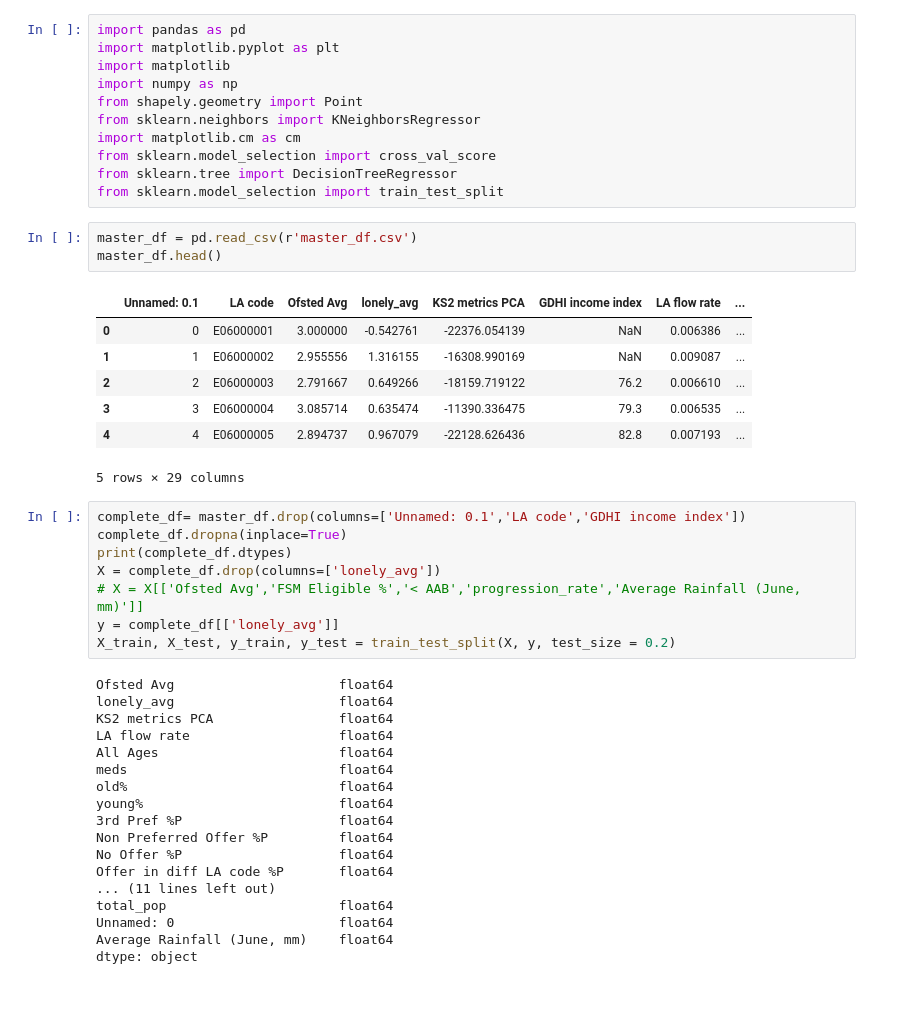
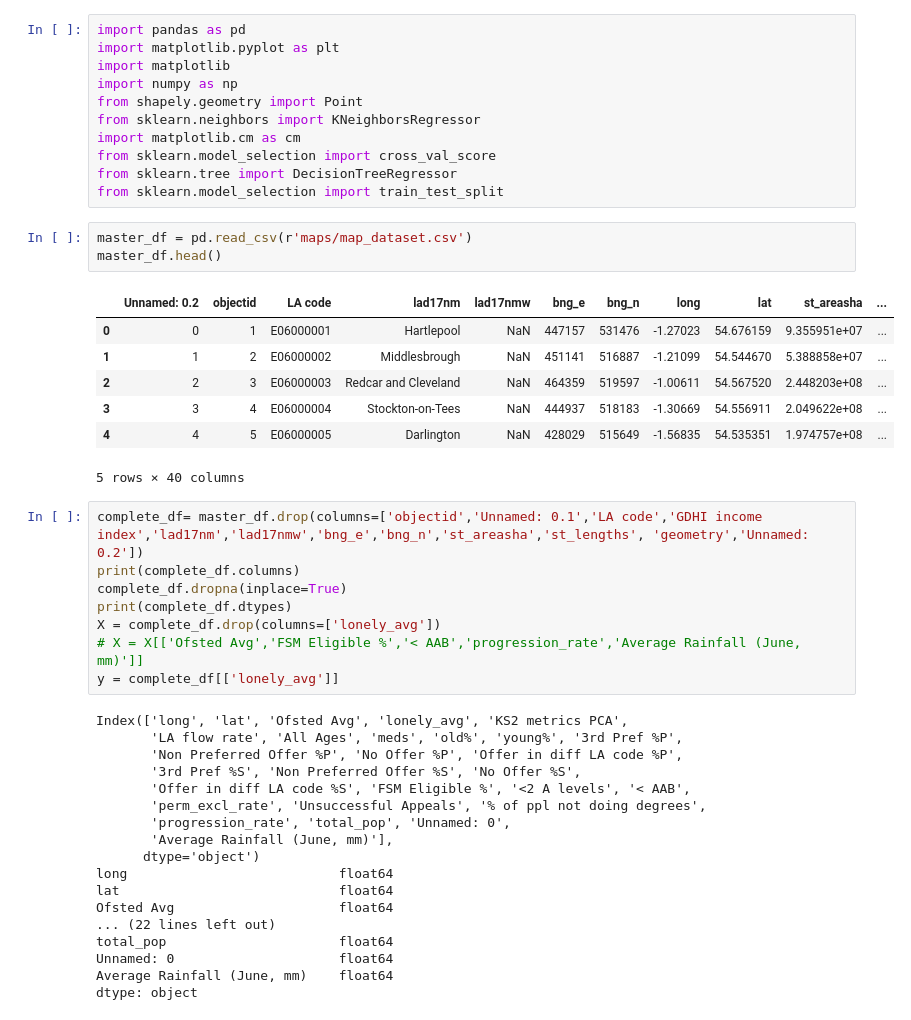
Before and after one commit to JonathanMarriott/ADS-Loneliness, a Jupyter notebook: decisiontree.ipynb, the cells around one changed output. Cells and saved outputs as stored; diff of their text form.

```diff
--- a/decisiontree.ipynb
+++ b/decisiontree.ipynb
@@ -10,38 +10,38 @@ from sklearn.model_selection import cross_val_score
 from sklearn.tree import DecisionTreeRegressor
 from sklearn.model_selection import train_test_split
 # %%
-master_df = pd.read_csv(r'master_df.csv')
+master_df = pd.read_csv(r'maps/map_dataset.csv')
 master_df.head()
 # %% [output]
-|  | Unnamed: 0.1 | LA code | Ofsted Avg | lonely_avg | KS2 metrics PCA | GDHI income index | LA flow rate | ... |
-| 0 | 0 | E06000001 | 3.000000 | -0.542761 | -22376.054139 | NaN | 0.006386 | ... |
-| 1 | 1 | E06000002 | 2.955556 | 1.316155 | -16308.990169 | NaN | 0.009087 | ... |
-| 2 | 2 | E06000003 | 2.791667 | 0.649266 | -18159.719122 | 76.2 | 0.006610 | ... |
-| 3 | 3 | E06000004 | 3.085714 | 0.635474 | -11390.336475 | 79.3 | 0.006535 | ... |
-| 4 | 4 | E06000005 | 2.894737 | 0.967079 | -22128.626436 | 82.8 | 0.007193 | ... |
+|  | Unnamed: 0.2 | objectid | LA code | lad17nm | lad17nmw | bng_e | bng_n | long | lat | st_areasha | ... |
+| 0 | 0 | 1 | E06000001 | Hartlepool | NaN | 447157 | 531476 | -1.27023 | 54.676159 | 9.355951e+07 | ... |
+| 1 | 1 | 2 | E06000002 | Middlesbrough | NaN | 451141 | 516887 | -1.21099 | 54.544670 | 5.388858e+07 | ... |
+| 2 | 2 | 3 | E06000003 | Redcar and Cleveland | NaN | 464359 | 519597 | -1.00611 | 54.567520 | 2.448203e+08 | ... |
+| 3 | 3 | 4 | E06000004 | Stockton-on-Tees | NaN | 444937 | 518183 | -1.30669 | 54.556911 | 2.049622e+08 | ... |
+| 4 | 4 | 5 | E06000005 | Darlington | NaN | 428029 | 515649 | -1.56835 | 54.535351 | 1.974757e+08 | ... |
-5 rows × 29 columns
+5 rows × 40 columns
 # %%
-complete_df= master_df.drop(columns=['Unnamed: 0.1','LA code','GDHI income index'])
+complete_df= master_df.drop(columns=['objectid','Unnamed: 0.1','LA code','GDHI income index','lad17nm','lad17nmw','bng_e','bng_n','st_areasha','st_lengths', 'geometry','Unnamed: 0.2'])
+print(complete_df.columns)
 complete_df.dropna(inplace=True)
 print(complete_df.dtypes)
 X = complete_df.drop(columns=['lonely_avg'])
 # X = X[['Ofsted Avg','FSM Eligible %','< AAB','progression_rate','Average Rainfall (June, mm)']]
 y = complete_df[['lonely_avg']]
-X_train, X_test, y_train, y_test = train_test_split(X, y, test_size = 0.2)
 # %% [output]
+Index(['long', 'lat', 'Ofsted Avg', 'lonely_avg', 'KS2 metrics PCA',
+       'LA flow rate', 'All Ages', 'meds', 'old%', 'young%', '3rd Pref %P',
+       'Non Preferred Offer %P', 'No Offer %P', 'Offer in diff LA code %P',
+       '3rd Pref %S', 'Non Preferred Offer %S', 'No Offer %S',
+       'Offer in diff LA code %S', 'FSM Eligible %', '<2 A levels', '< AAB',
+       'perm_excl_rate', 'Unsuccessful Appeals', '% of ppl not doing degrees',
+       'progression_rate', 'total_pop', 'Unnamed: 0',
+       'Average Rainfall (June, mm)'],
+      dtype='object')
+long                           float64
+lat                            float64
 Ofsted Avg                     float64
-lonely_avg                     float64
-KS2 metrics PCA                float64
-LA flow rate                   float64
-All Ages                       float64
-meds                           float64
-old%                           float64
-young%                         float64
-3rd Pref %P                    float64
-Non Preferred Offer %P         float64
-No Offer %P                    float64
-Offer in diff LA code %P       float64
-... (11 lines left out)
+... (22 lines left out)
 total_pop                      float64
 Unnamed: 0                     float64
 Average Rainfall (June, mm)    float64
```
Also changed, not shown: parts of 4 cells of this notebook, 4 other files.
